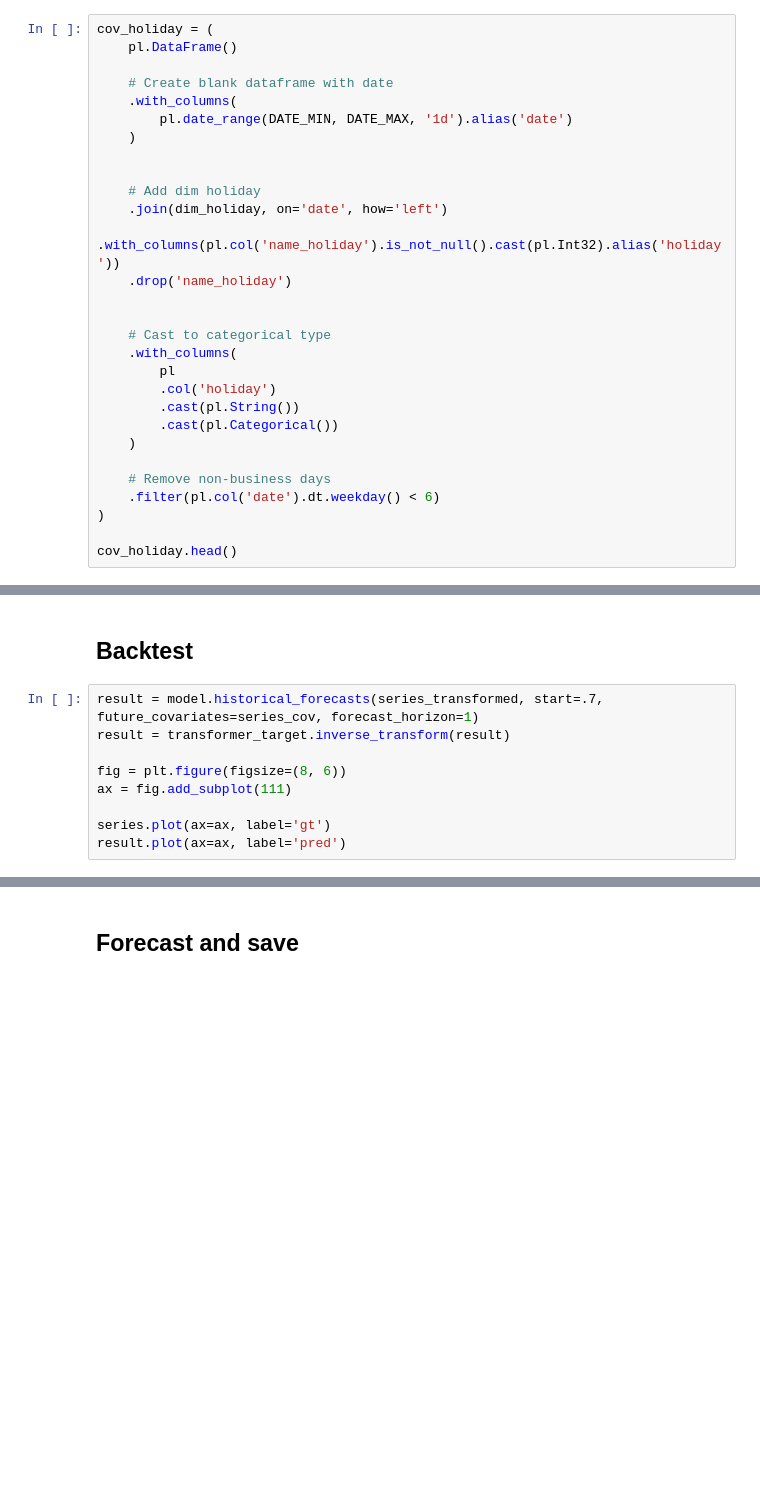
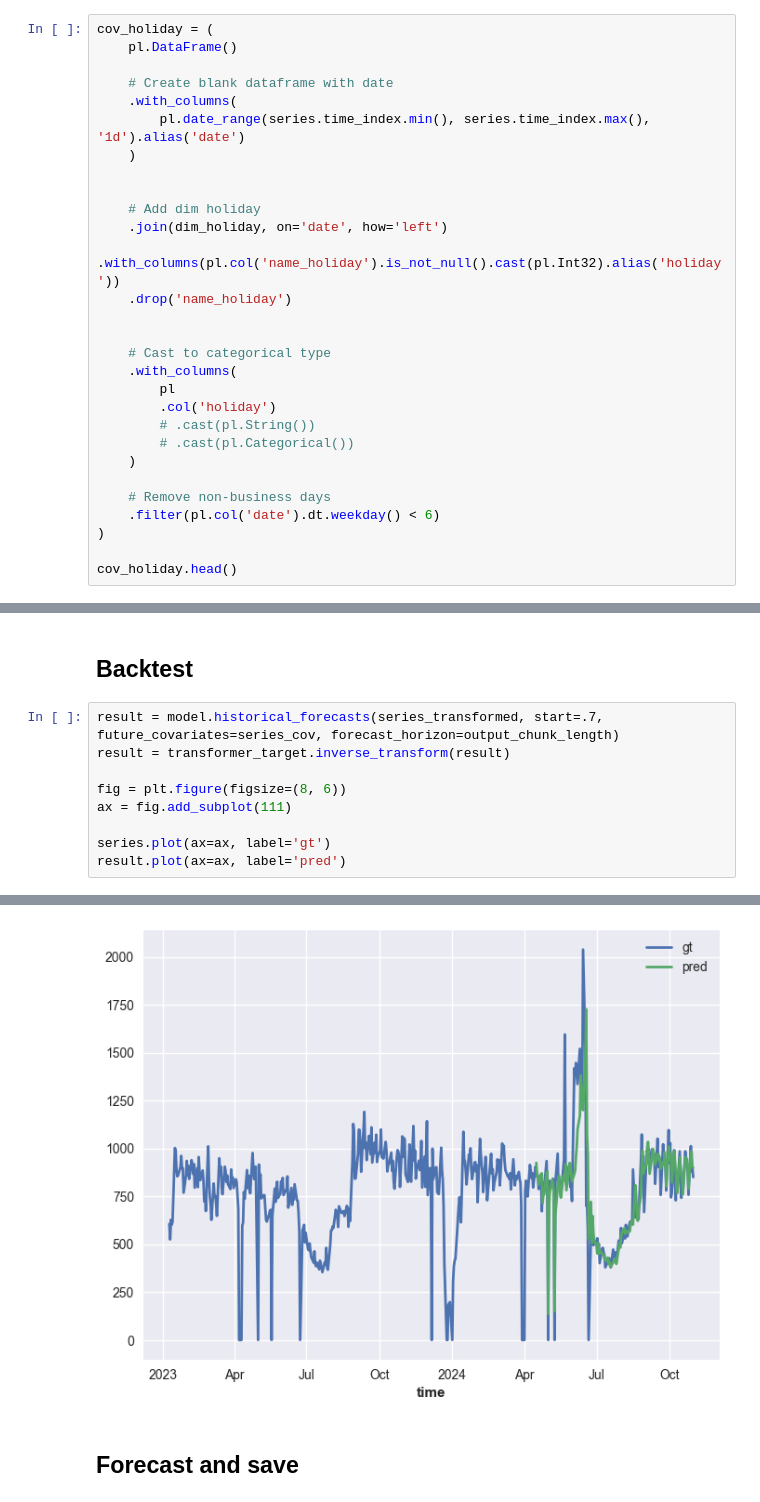
Before and after one commit to Food-Waste-Optimization/Food-Waste-Optimization, a Jupyter notebook: src/whole_pos_forecast/darts_chemicum.ipynb, the cells around one changed output, grey strips where cells are left out. Cells and saved outputs as stored; diff of their text form; blank space fills up the shorter version.

```diff
--- a/src/whole_pos_forecast/darts_chemicum.ipynb
+++ b/src/whole_pos_forecast/darts_chemicum.ipynb
@@ -223,7 +229,7 @@ cov_holiday = (
 
     # Create blank dataframe with date
     .with_columns(
-        pl.date_range(DATE_MIN, DATE_MAX, '1d').alias('date')
+        pl.date_range(series.time_index.min(), series.time_index.max(), '1d').alias('date')
     )
 
 
@@ -237,8 +243,8 @@ cov_holiday = (
     .with_columns(
         pl
         .col('holiday')
-        .cast(pl.String())
-        .cast(pl.Categorical())
+        # .cast(pl.String())
+        # .cast(pl.Categorical())
     )
 
     # Remove non-business days
@@ -548,7 +532,7 @@ model.fit(
 # %% [markdown]
 ## Backtest
 # %%
-result = model.historical_forecasts(series_transformed, start=.7, future_covariates=series_cov, forecast_horizon=1)
+result = model.historical_forecasts(series_transformed, start=.7, future_covariates=series_cov, forecast_horizon=output_chunk_length)
 result = transformer_target.inverse_transform(result)
 
 fig = plt.figure(figsize=(8, 6))
@@ -556,3 +540,4 @@ ax = fig.add_subplot(111)
 
 series.plot(ax=ax, label='gt')
 result.plot(ax=ax, label='pred')
+# %% [output]
@@ -559,3 +562,4 @@ result.plot(ax=ax, label='pred')
+[figure, added]
 # %% [markdown]
 ## Forecast and save
 # %%
```
Also changed, not shown: parts of 24 cells of this notebook, 6 other files.
